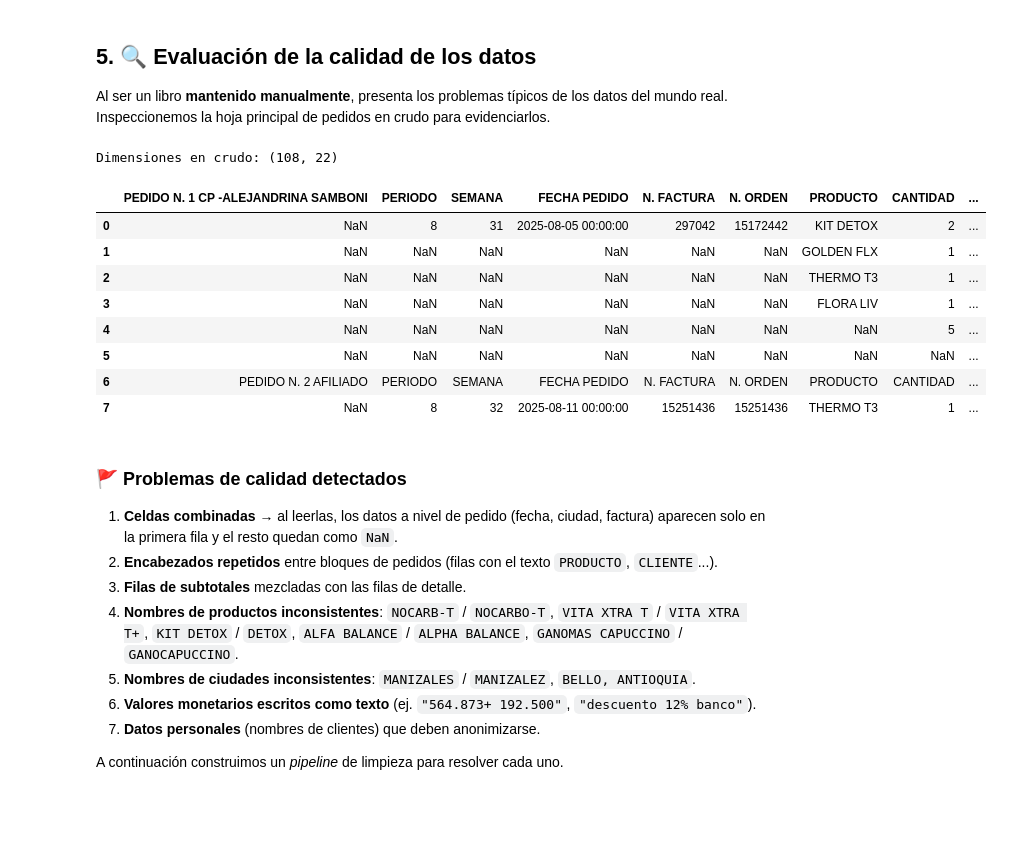
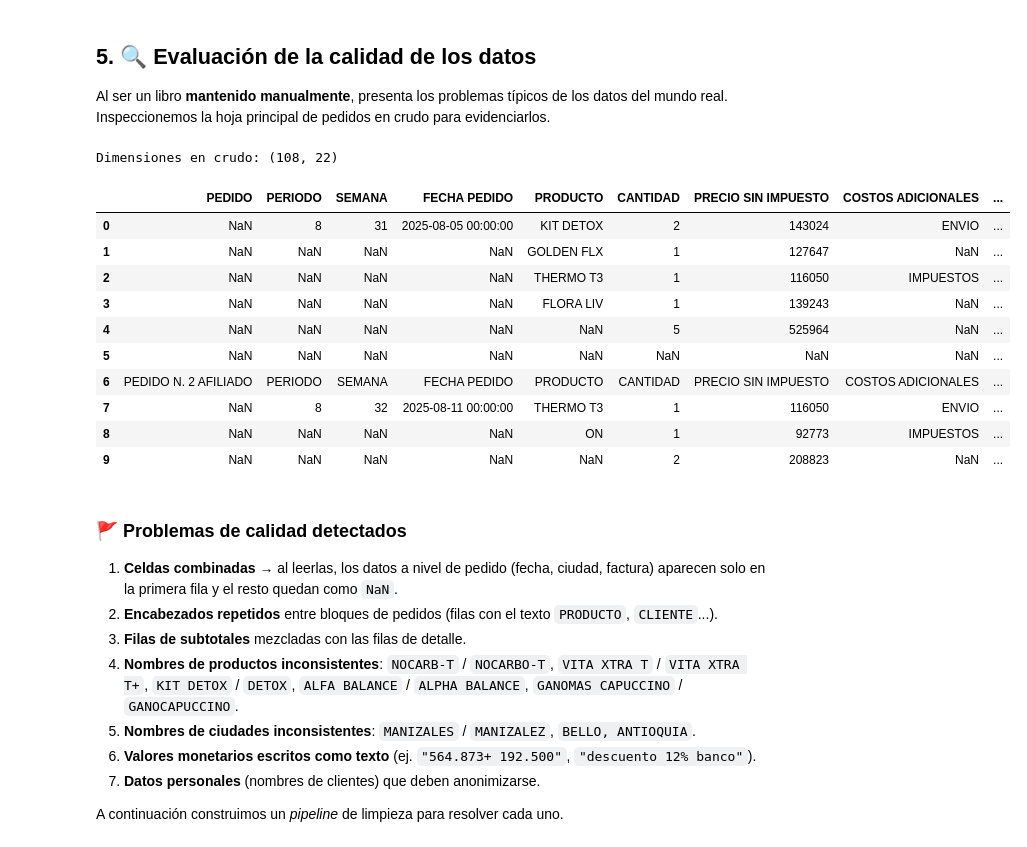
Before and after one commit to landreams23/TalentoTech_IA, a Jupyter notebook: notebooks/analisis_fuxion.ipynb, the cells around one changed output. Cells and saved outputs as stored; diff of their text form; code cells hidden in the pictures; blank space fills up the shorter version.

```diff
--- a/notebooks/analisis_fuxion.ipynb
+++ b/notebooks/analisis_fuxion.ipynb
@@ -146,21 +146,28 @@ Cada hoja tiene un rol distinto en el negocio:
 
 Al ser un libro **mantenido manualmente**, presenta los problemas típicos de los datos
 del mundo real. Inspeccionemos la hoja principal de pedidos en crudo para evidenciarlos.
-# %%
-crudo = pd.read_excel(RAW, sheet_name="PEDIDOS FUXION", header=1)
-print("Dimensiones en crudo:", crudo.shape)
-crudo.head(8)
-# %% [output]
-Dimensiones en crudo: (108, 22)
-|  | PEDIDO N. 1 CP -ALEJANDRINA SAMBONI | PERIODO | SEMANA | FECHA PEDIDO | N. FACTURA | N. ORDEN | PRODUCTO | CANTIDAD | ... |
-| 0 | NaN | 8 | 31 | 2025-08-05 00:00:00 | 297042 | 15172442 | KIT DETOX | 2 | ... |
-| 1 | NaN | NaN | NaN | NaN | NaN | NaN | GOLDEN FLX | 1 | ... |
-| 2 | NaN | NaN | NaN | NaN | NaN | NaN | THERMO T3 | 1 | ... |
-| 3 | NaN | NaN | NaN | NaN | NaN | NaN | FLORA LIV | 1 | ... |
-| 4 | NaN | NaN | NaN | NaN | NaN | NaN | NaN | 5 | ... |
-| 5 | NaN | NaN | NaN | NaN | NaN | NaN | NaN | NaN | ... |
-| 6 | PEDIDO N. 2 AFILIADO | PERIODO | SEMANA | FECHA PEDIDO | N. FACTURA | N. ORDEN | PRODUCTO | CANTIDAD | ... |
-| 7 | NaN | 8 | 32 | 2025-08-11 00:00:00 | 15251436 | 15251436 | THERMO T3 | 1 | ... |
+# %%
+crudo = pd.read_excel(RAW, sheet_name="PEDIDOS FUXION", header=1)
+print("Dimensiones en crudo:", crudo.shape)
+# Mostramos un subconjunto de columnas que evidencia los problemas de calidad
+# (celdas combinadas, encabezados/subtotales) SIN exponer datos personales de clientes.
+cols_demo = ["PEDIDO","PERIODO","SEMANA","FECHA PEDIDO","PRODUCTO","CANTIDAD",
+             "PRECIO SIN IMPUESTO","COSTOS ADICIONALES","CIUDAD DEL PEDIDO"]
+crudo_demo = crudo.rename(columns={crudo.columns[0]: "PEDIDO"})
+crudo_demo[[c for c in cols_demo if c in crudo_demo.columns]].head(10)
+# %% [output]
+Dimensiones en crudo: (108, 22)
+|  | PEDIDO | PERIODO | SEMANA | FECHA PEDIDO | PRODUCTO | CANTIDAD | PRECIO SIN IMPUESTO | COSTOS ADICIONALES | ... |
+| 0 | NaN | 8 | 31 | 2025-08-05 00:00:00 | KIT DETOX | 2 | 143024 | ENVIO | ... |
+| 1 | NaN | NaN | NaN | NaN | GOLDEN FLX | 1 | 127647 | NaN | ... |
+| 2 | NaN | NaN | NaN | NaN | THERMO T3 | 1 | 116050 | IMPUESTOS | ... |
+| 3 | NaN | NaN | NaN | NaN | FLORA LIV | 1 | 139243 | NaN | ... |
+| 4 | NaN | NaN | NaN | NaN | NaN | 5 | 525964 | NaN | ... |
+| 5 | NaN | NaN | NaN | NaN | NaN | NaN | NaN | NaN | ... |
+| 6 | PEDIDO N. 2 AFILIADO | PERIODO | SEMANA | FECHA PEDIDO | PRODUCTO | CANTIDAD | PRECIO SIN IMPUESTO | COSTOS ADICIONALES | ... |
+| 7 | NaN | 8 | 32 | 2025-08-11 00:00:00 | THERMO T3 | 1 | 116050 | ENVIO | ... |
+| 8 | NaN | NaN | NaN | NaN | ON | 1 | 92773 | IMPUESTOS | ... |
+| 9 | NaN | NaN | NaN | NaN | NaN | 2 | 208823 | NaN | ... |
 # %% [markdown]
 ### 🚩 Problemas de calidad detectados
 
```
Also changed, not shown: parts of 3 cells of this notebook, 2 other files.
